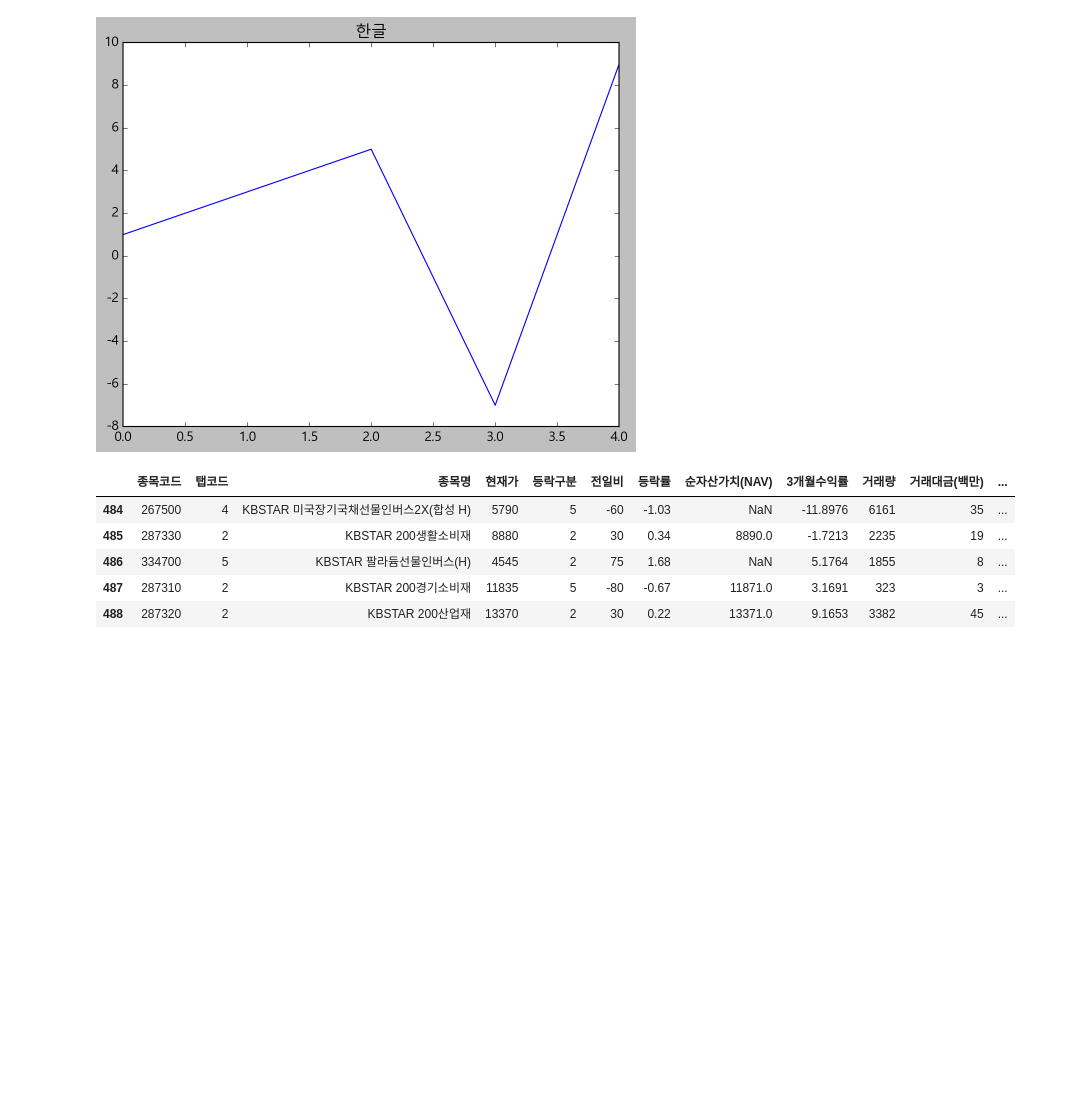
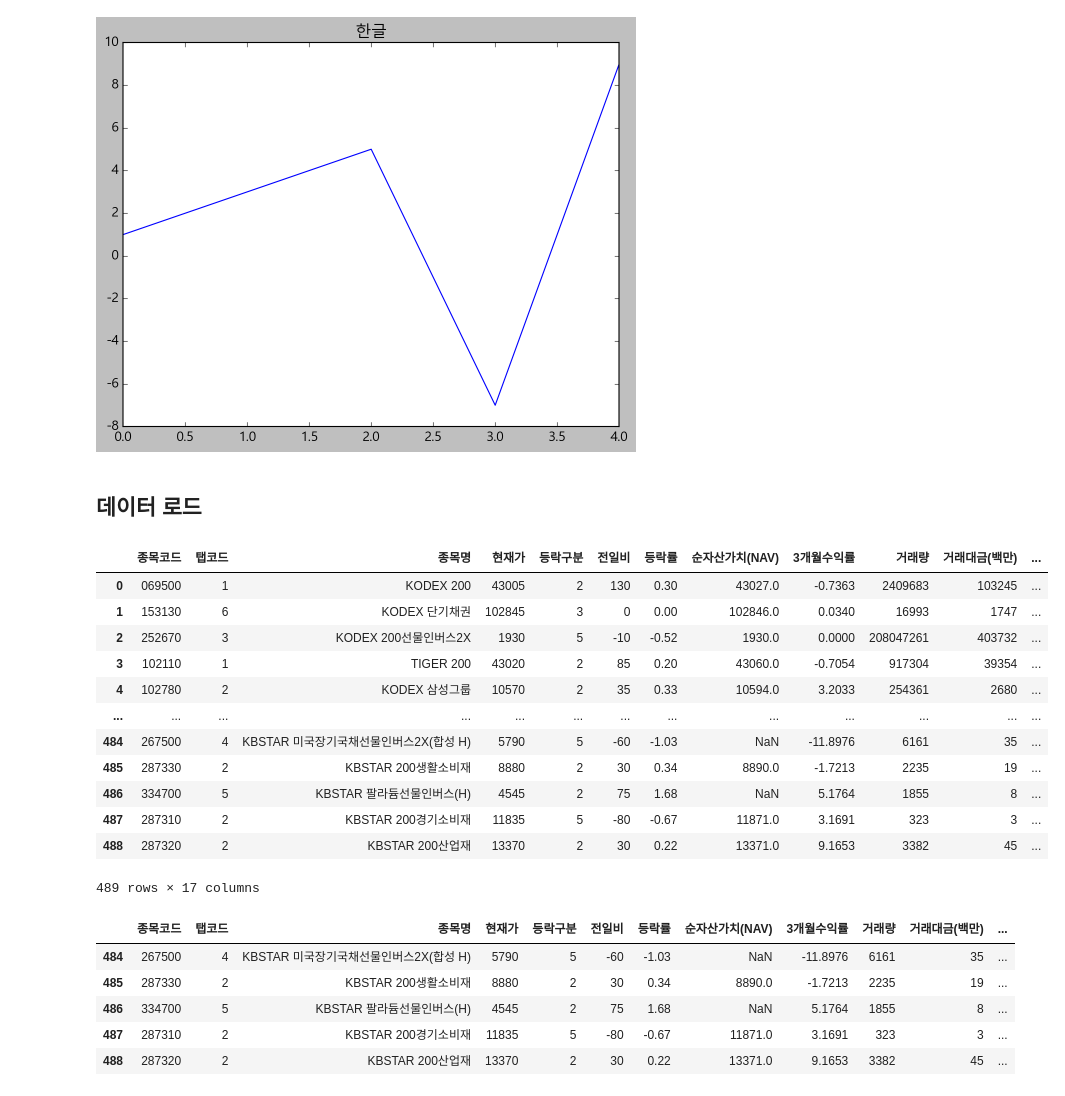
Before and after one commit to genie-lee-beep/Jieun-Lee, a Jupyter notebook: Likelion_bootcamp/박조은 강사님/코드라이언_7-2. ETF 분석과 시각화_210729.ipynb, the cells around one changed output. Drawn from its saved outputs; the diff is of its cells as text; code cells hidden in the pictures; blank space fills up the shorter version.

```diff
--- a/Likelion_bootcamp/박조은 강사님/코드라이언_7-2. ETF 분석과 시각화_210729.ipynb
+++ b/Likelion_bootcamp/박조은 강사님/코드라이언_7-2. ETF 분석과 시각화_210729.ipynb
@@ -67,3 +72,24 @@ df = pd.read_csv('etf_2021_07_28.csv', dtype = {"종목코드" : "object"})
+# %% [markdown]
+## 데이터 로드
+# %%
+# 이전 수업에서 수집해서 저장해둔 csv 파일을 읽어옵니다.
+# 종목코드 0번 index의 69500앞에 0이 지워진다면, dtype = {"종목코드" : "object"}로 타입을 지정해 주면 문자형태로 읽어옵니다.
+df = pd.read_csv('etf_2021_07_28.csv', dtype = {"종목코드" : "object"})
+df
+# %% [output]
+|  | 종목코드 | 탭코드 | 종목명 | 현재가 | 등락구분 | 전일비 | 등락률 | 순자산가치(NAV) | 3개월수익률 | 거래량 | 거래대금(백만) | ... |
+| 0 | 069500 | 1 | KODEX 200 | 43005 | 2 | 130 | 0.30 | 43027.0 | -0.7363 | 2409683 | 103245 | ... |
+| 1 | 153130 | 6 | KODEX 단기채권 | 102845 | 3 | 0 | 0.00 | 102846.0 | 0.0340 | 16993 | 1747 | ... |
+| 2 | 252670 | 3 | KODEX 200선물인버스2X | 1930 | 5 | -10 | -0.52 | 1930.0 | 0.0000 | 208047261 | 403732 | ... |
+| 3 | 102110 | 1 | TIGER 200 | 43020 | 2 | 85 | 0.20 | 43060.0 | -0.7054 | 917304 | 39354 | ... |
+| 4 | 102780 | 2 | KODEX 삼성그룹 | 10570 | 2 | 35 | 0.33 | 10594.0 | 3.2033 | 254361 | 2680 | ... |
+| ... | ... | ... | ... | ... | ... | ... | ... | ... | ... | ... | ... | ... |
+| 484 | 267500 | 4 | KBSTAR 미국장기국채선물인버스2X(합성 H) | 5790 | 5 | -60 | -1.03 | NaN | -11.8976 | 6161 | 35 | ... |
+| 485 | 287330 | 2 | KBSTAR 200생활소비재 | 8880 | 2 | 30 | 0.34 | 8890.0 | -1.7213 | 2235 | 19 | ... |
+| 486 | 334700 | 5 | KBSTAR 팔라듐선물인버스(H) | 4545 | 2 | 75 | 1.68 | NaN | 5.1764 | 1855 | 8 | ... |
+| 487 | 287310 | 2 | KBSTAR 200경기소비재 | 11835 | 5 | -80 | -0.67 | 11871.0 | 3.1691 | 323 | 3 | ... |
+| 488 | 287320 | 2 | KBSTAR 200산업재 | 13370 | 2 | 30 | 0.22 | 13371.0 | 9.1653 | 3382 | 45 | ... |
+489 rows × 17 columns
 # %%
 df.tail()
 # %% [output]
```
Also changed, not shown: parts of 25 cells of this notebook.
